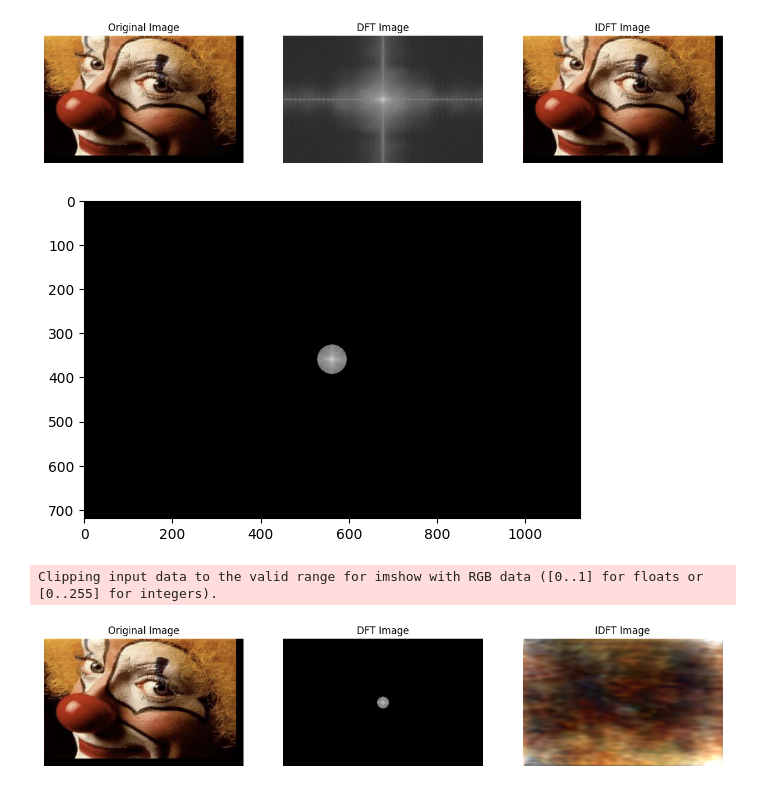
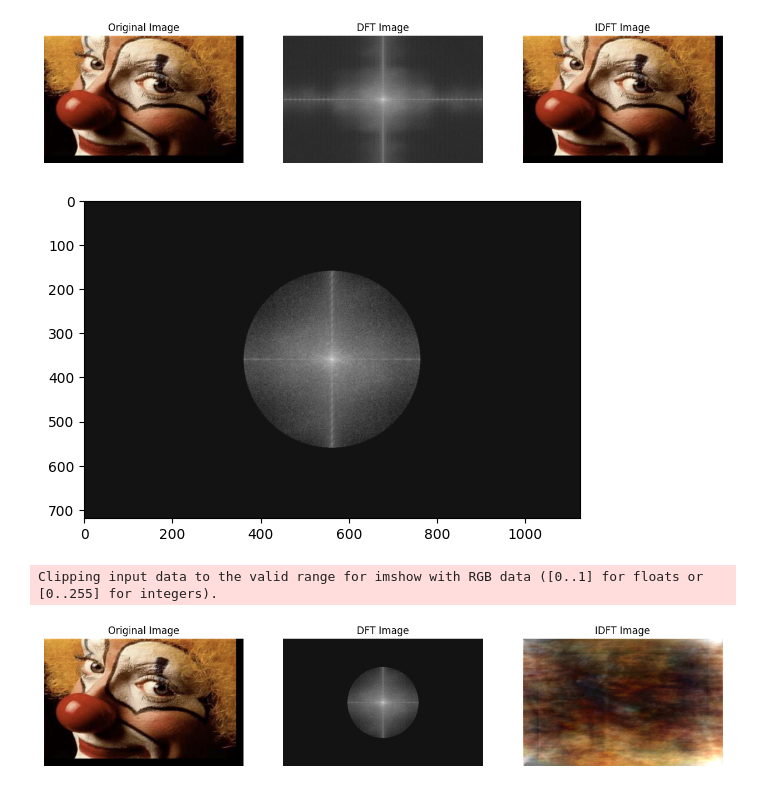
Before and after one commit to KevinNote/Imperial-CV, a Jupyter notebook: Lab/T2/T2.ipynb, the cells around one changed output. Drawn from its saved outputs; the diff is of its cells as text; code cells hidden in the pictures.

```diff
--- a/Lab/T2/T2.ipynb
+++ b/Lab/T2/T2.ipynb
@@ -51,9 +51,12 @@ def dft_img_calc_magitude(dft_img):
             for i in range(dft_img.shape[0])
         ])
 
+def sum_magnitude(magitude_img):
+    return np.sum(np.log(magitude_img), axis=0)
+
 magitude_img = dft_img_calc_magitude(dft_img)
 print(magitude_img.shape)
-magnitude_spectrum = np.sum(np.log(magitude_img), axis=0)
+magnitude_spectrum = sum_magnitude(magitude_img)
 print(magnitude_spectrum.shape)
 plt.imshow(magnitude_spectrum, cmap='gray')
 plt.title('Magnitude Spectrum')
@@ -133,16 +136,15 @@ def apply_low_pass_filter(idf_image, cutoff_frequency=0.2):
     return filtered_image
 # %%
 # dft is 3 x H x W x 2
-dft_img_low = apply_low_pass_filter(dft_img, cutoff_frequency=0.05)
+dft_img_low = apply_low_pass_filter(dft_img, cutoff_frequency=0.3)
 mag_low = dft_img_calc_magitude(dft_img_low)
-
-sum_mag_low = np.sum(np.log(mag_low), axis=0)
+sum_mag_low = sum_magnitude(mag_low)
 plt.imshow(sum_mag_low, cmap='gray')
 plt.show()
 
 low_img = dft_img_idf(mag_low)
 viz_three_img(img, sum_mag_low, low_img)
 # %% [output]
-[figure, old version]
+[figure, new version]
 Clipping input data to the valid range for imshow with RGB data ([0..1] for floats or [0..255] for integers).
-[figure, old version]
+[figure, new version]
```
